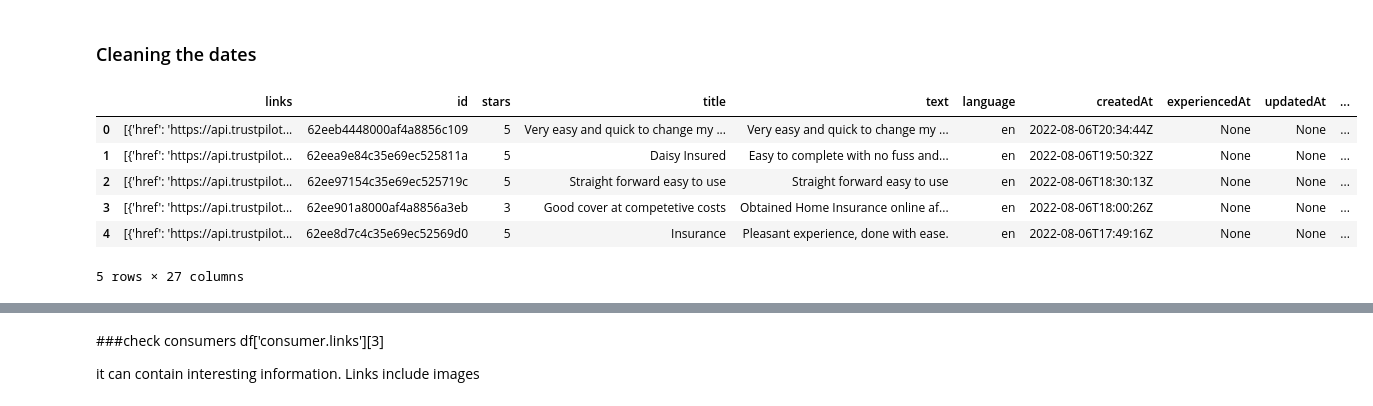
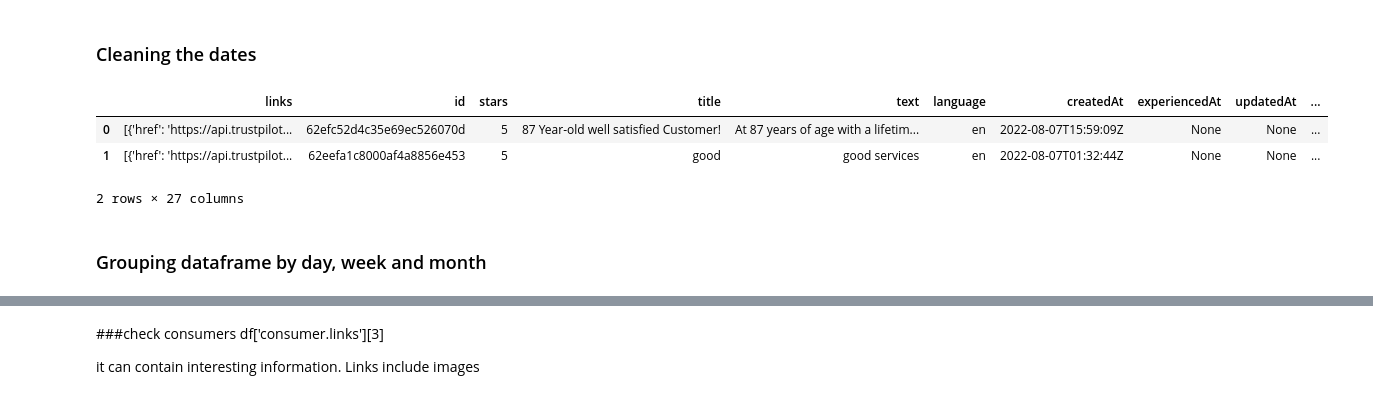
Before and after one commit to evegarcianz/ScrapingAPI, a Jupyter notebook: TrustpilotWebScrapeAPI.ipynb, the cells around one changed output, grey strips where cells are left out. Drawn from its saved outputs; the diff is of its cells as text; code cells hidden in the pictures.

```diff
--- a/TrustpilotWebScrapeAPI.ipynb
+++ b/TrustpilotWebScrapeAPI.ipynb
@@ -162,15 +164,14 @@ Index(['links', 'id', 'stars', 'title', 'text', 'language', 'createdAt',
 df['time_string_regex']=  df['createdAt'].apply(lambda x:  re.search("([0-9]{4}\-[0-9]{2}\-[0-9]{2})", x))
 df['date']=df['time_string_regex'].apply(lambda x:  datetime.fromisoformat(x[0]))
 # %%
-df.head()
+df.head(2)
 # %% [output]
 |  | links | id | stars | title | text | language | createdAt | experiencedAt | updatedAt | ... |
-| 0 | [{'href': 'https://api.trustpilot... | 62eeb4448000af4a8856c109 | 5 | Very easy and quick to change my ... | Very easy and quick to change my ... | en | 2022-08-06T20:34:44Z | None | None | ... |
-| 1 | [{'href': 'https://api.trustpilot... | 62eea9e84c35e69ec525811a | 5 | Daisy Insured | Easy to complete with no fuss and... | en | 2022-08-06T19:50:32Z | None | None | ... |
-| 2 | [{'href': 'https://api.trustpilot... | 62ee97154c35e69ec525719c | 5 | Straight forward easy to use | Straight forward easy to use | en | 2022-08-06T18:30:13Z | None | None | ... |
-| 3 | [{'href': 'https://api.trustpilot... | 62ee901a8000af4a8856a3eb | 3 | Good cover at competetive costs | Obtained Home Insurance online af... | en | 2022-08-06T18:00:26Z | None | None | ... |
-| 4 | [{'href': 'https://api.trustpilot... | 62ee8d7c4c35e69ec52569d0 | 5 | Insurance | Pleasant experience, done with ease. | en | 2022-08-06T17:49:16Z | None | None | ... |
+| 0 | [{'href': 'https://api.trustpilot... | 62efc52d4c35e69ec526070d | 5 | 87 Year-old well satisfied Customer! | At 87 years of age with a lifetim... | en | 2022-08-07T15:59:09Z | None | None | ... |
+| 1 | [{'href': 'https://api.trustpilot... | 62eefa1c8000af4a8856e453 | 5 | good | good services | en | 2022-08-07T01:32:44Z | None | None | ... |
-5 rows × 27 columns
+2 rows × 27 columns
+# %% [markdown]
+### Grouping dataframe by day, week and month
 # %%
 df_by_day=df.groupby('date').count()[['id', 'links']]
 df_by_day['date']=df_by_day.index
```
Also changed, not shown: parts of 20 cells of this notebook.
